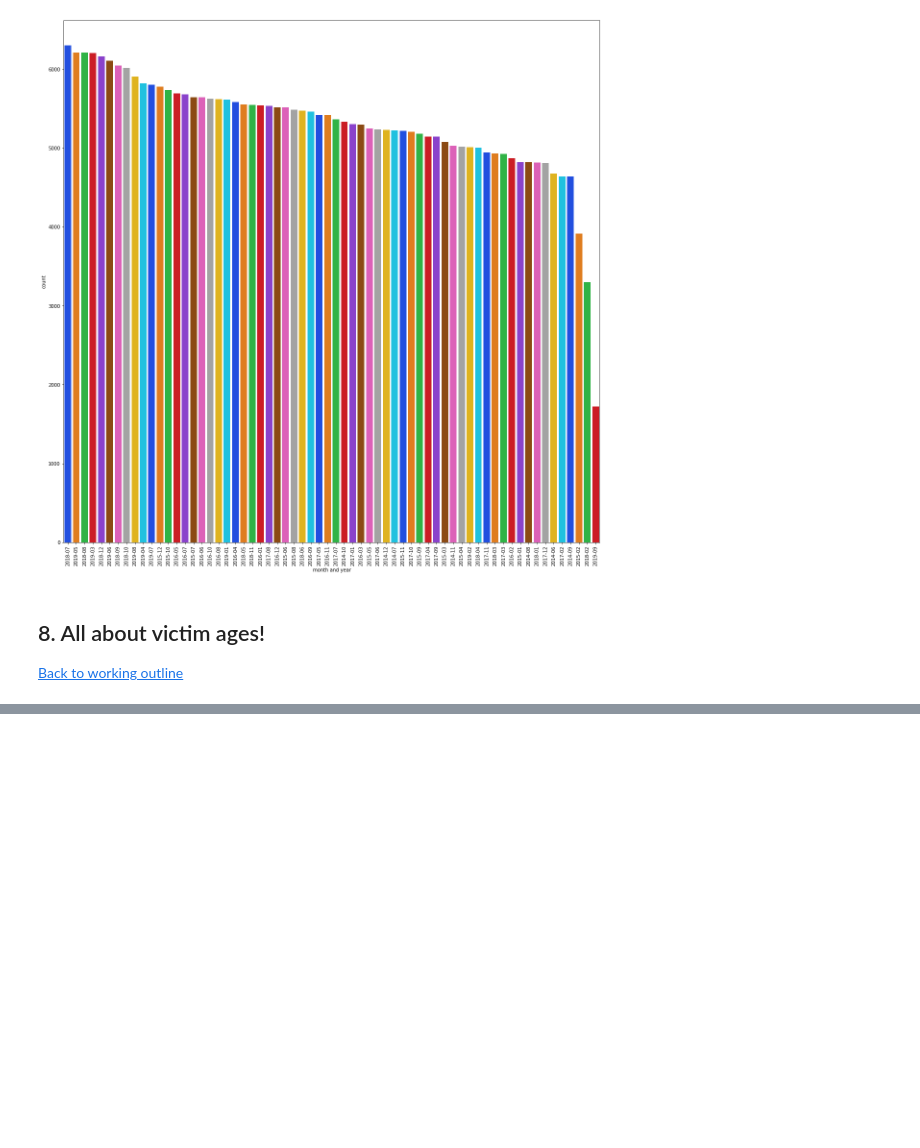
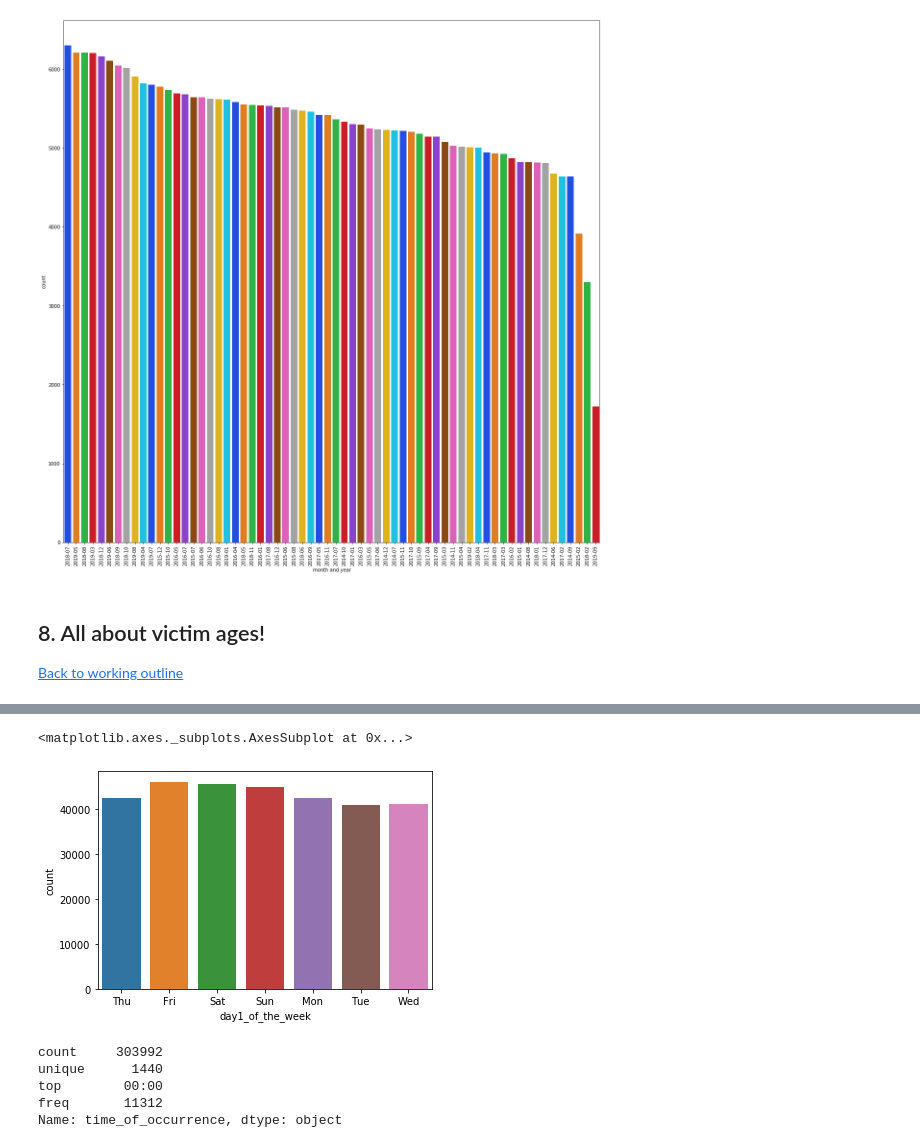
Before and after one commit to SteeleAlloy/final_capstone, a Jupyter notebook: dpd_data_eda.ipynb, the cells around one changed output, grey strips where cells are left out. Drawn from its saved outputs; the diff is of its cells as text; code cells hidden in the pictures; blank space fills up the shorter version.

```diff
--- a/dpd_data_eda.ipynb
+++ b/dpd_data_eda.ipynb
@@ -586,0 +801,15 @@ df.loc[(df['victim_age'] < 122) & (df['year'] > 2014), :].shape
+# %%
+# What days of the week do we see the most crimes?
+sns.countplot(df['day1_of_the_week'])
+# %% [output]
+<matplotlib.axes._subplots.AxesSubplot at 0x...>
+[figure, added]
+# %%
+# What does time of occurrences look like?
+df['time_of_occurrence'].describe()
+# %% [output]
+count     303992
+unique      1440
+top        00:00
+freq       11312
+Name: time_of_occurrence, dtype: object
```
Also changed, not shown: parts of 70 cells of this notebook, 3 other files.
